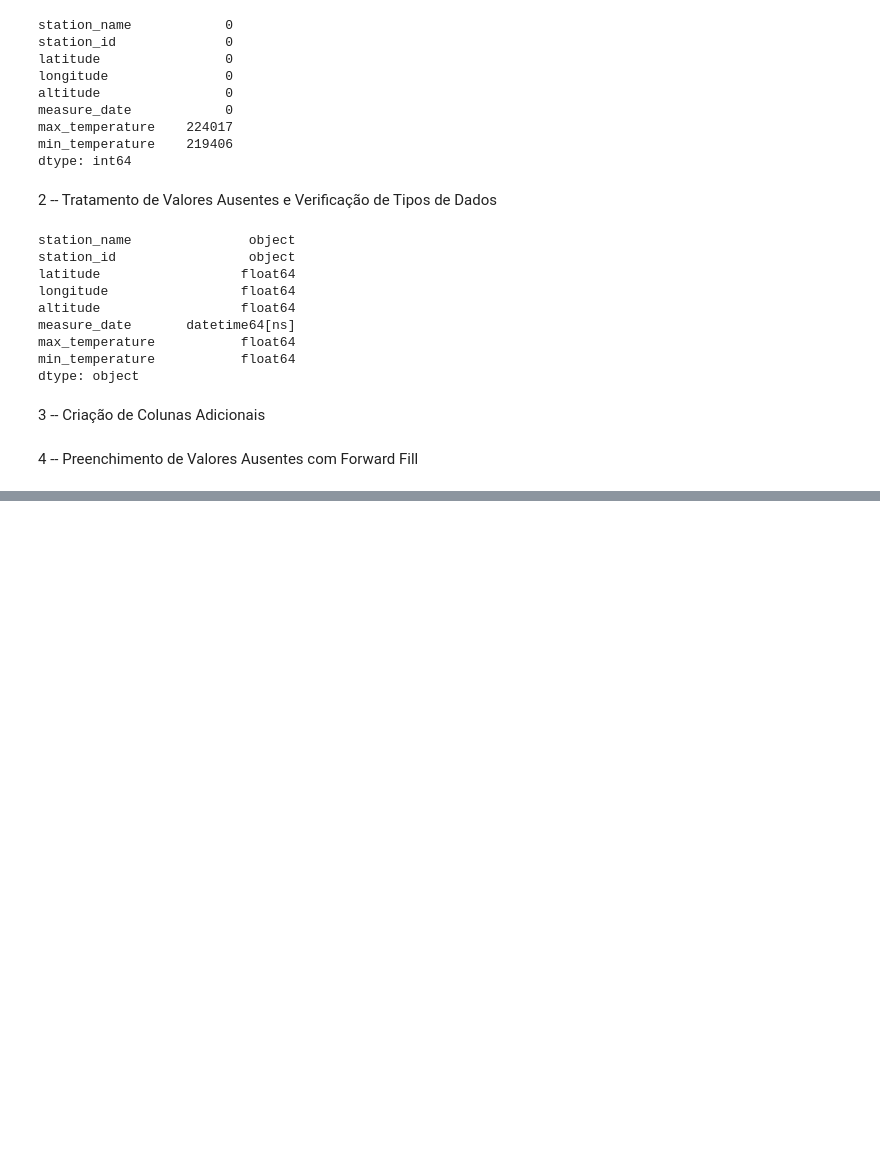
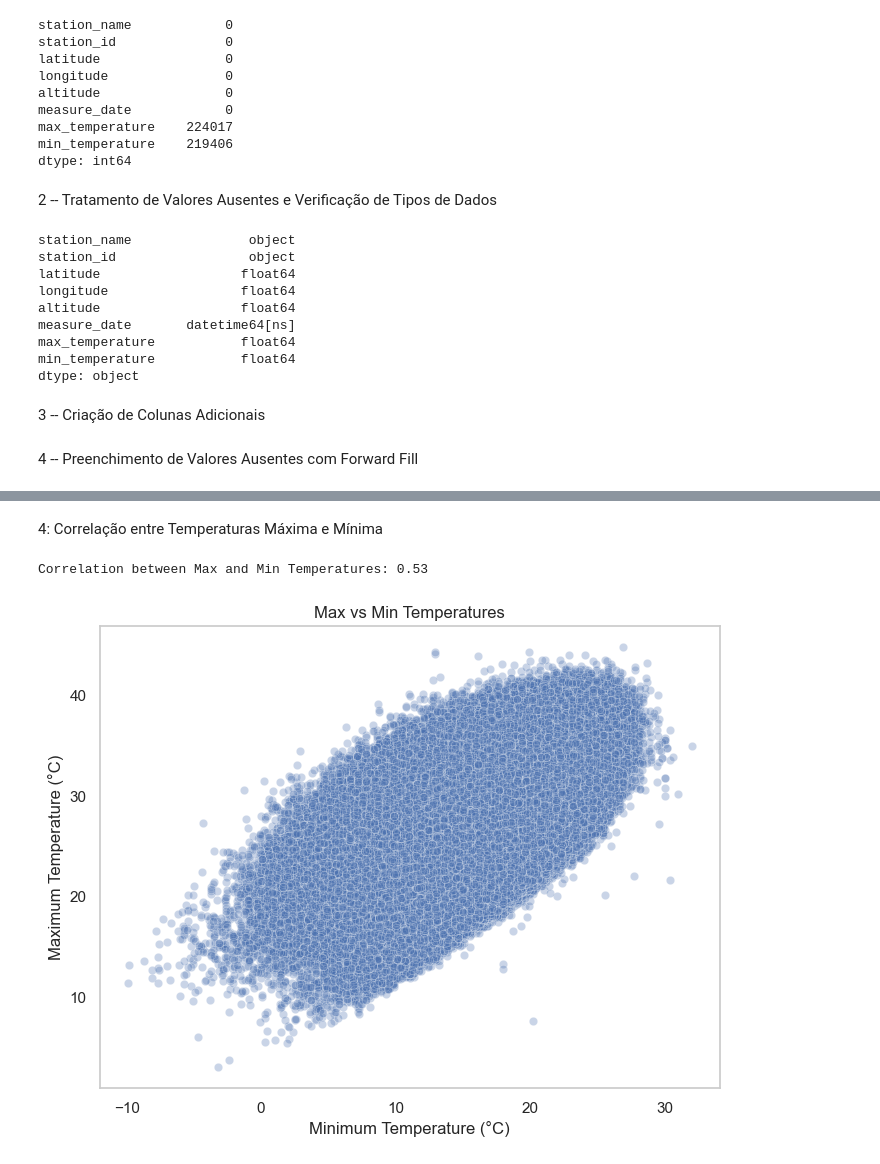
Before and after one commit to LuizMiguelMds/TemperatureForecasting, a Jupyter notebook: TemperatureForecasting.ipynb, the cells around one changed output, grey strips where cells are left out. Drawn from its saved outputs; the diff is of its cells as text; code cells hidden in the pictures; blank space fills up the shorter version.

```diff
--- a/TemperatureForecasting.ipynb
+++ b/TemperatureForecasting.ipynb
@@ -350,0 +401,18 @@ df['min_temperature'] = df['min_temperature'].fillna(method='ffill')
+# %% [markdown]
+4: Correlação entre Temperaturas Máxima e Mínima
+# %%
+# Correlation between max and min temperatures
+corr = df['max_temperature'].corr(df['min_temperature'])
+print(f"Correlation between Max and Min Temperatures: {corr:.2f}")
+
+# Scatter plot
+plt.figure(figsize=(8,6))
+sns.scatterplot(x='min_temperature', y='max_temperature', data=df, alpha=0.3)
+plt.title('Max vs Min Temperatures')
+plt.xlabel('Minimum Temperature (°C)')
+plt.ylabel('Maximum Temperature (°C)')
+plt.grid(False)
+plt.show()
+# %% [output]
+Correlation between Max and Min Temperatures: 0.53
+[figure, added]
```
Also changed, not shown: parts of 15 cells of this notebook.
